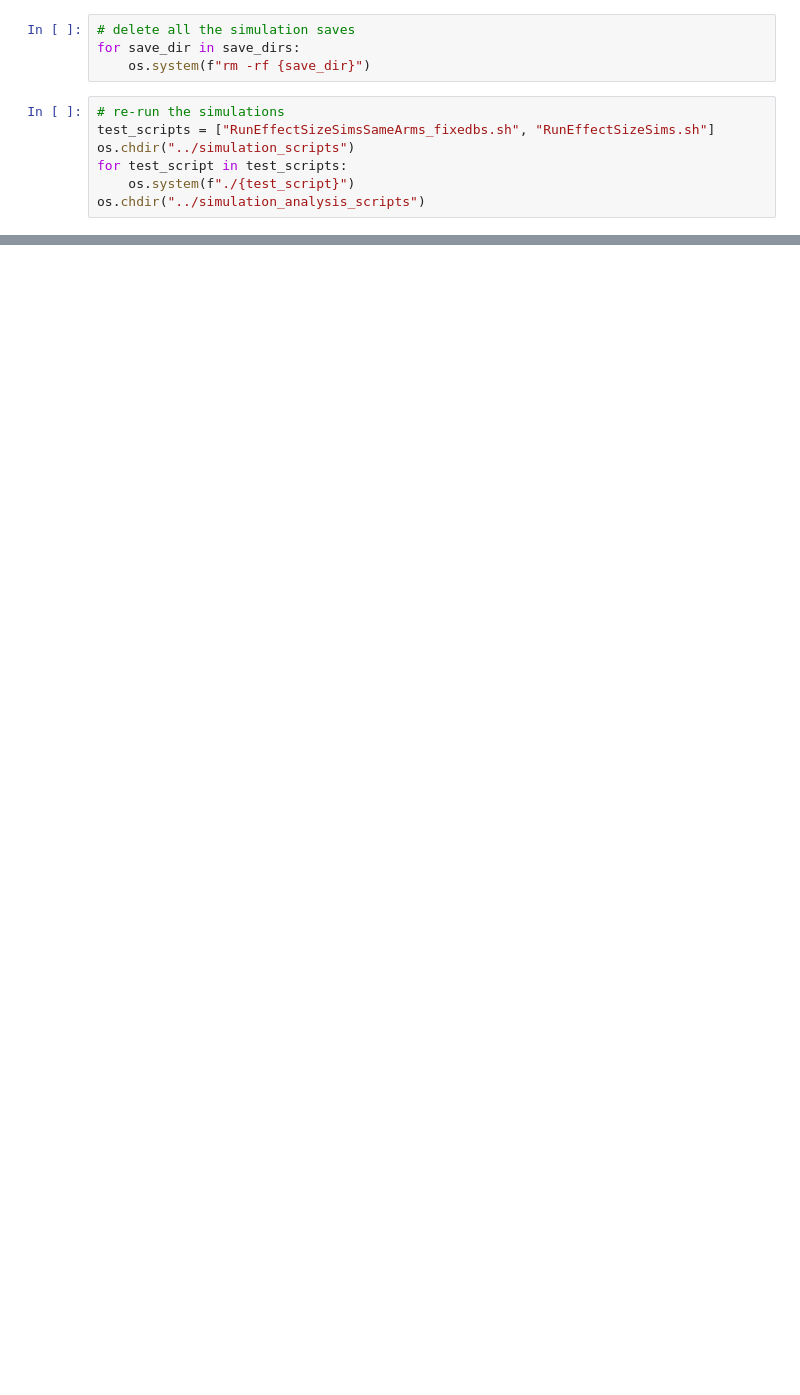
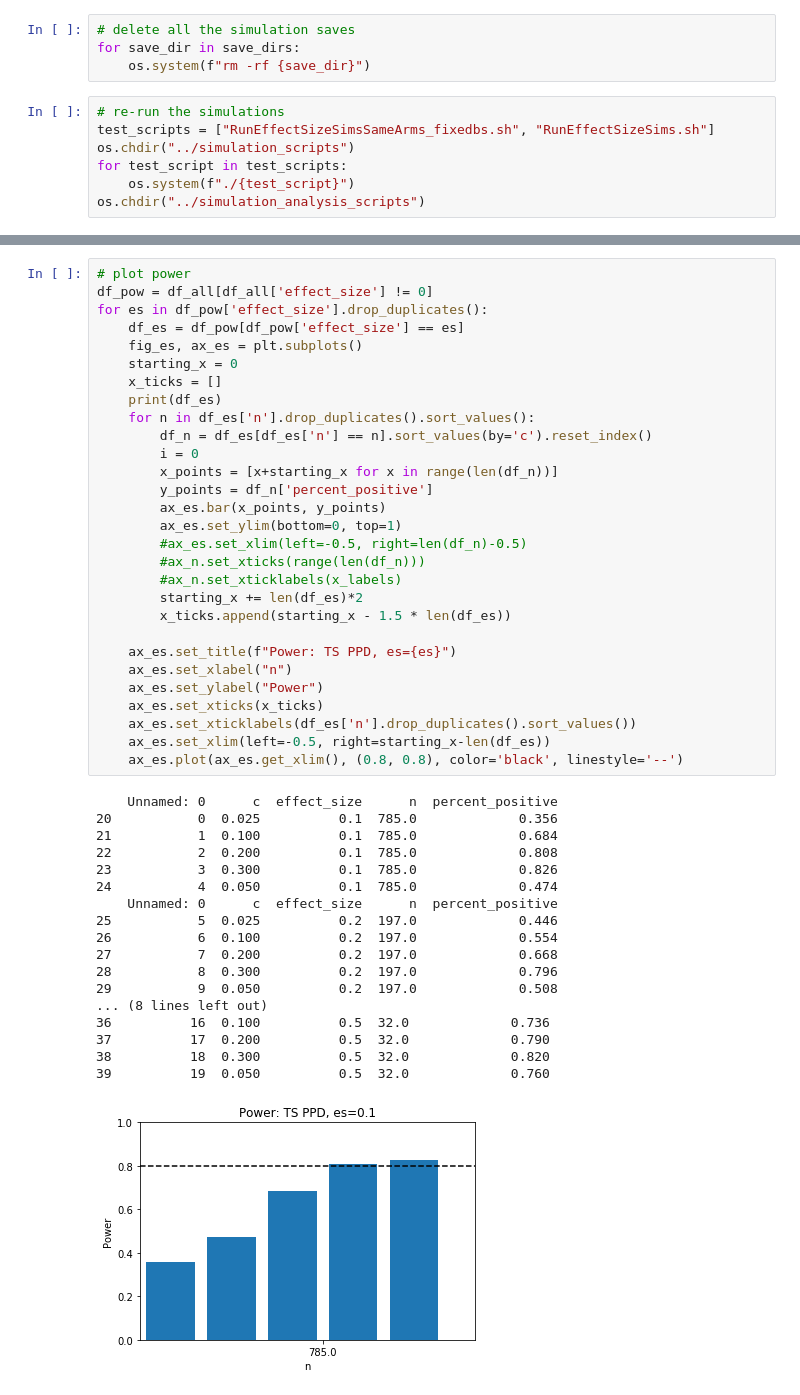
Before and after one commit to stella-cai/SCBandits, a Jupyter notebook: simulations_folder/simulation_analysis_scripts/ChiSquareCutoff.ipynb, the cells around one changed output, grey strips where cells are left out. Cells and saved outputs as stored; diff of their text form; blank space fills up the shorter version.

```diff
--- a/simulations_folder/simulation_analysis_scripts/ChiSquareCutoff.ipynb
+++ b/simulations_folder/simulation_analysis_scripts/ChiSquareCutoff.ipynb
@@ -132,0 +181,48 @@ for save_dir in save_dirs:
+# %%
+# plot power
+df_pow = df_all[df_all['effect_size'] != 0]
+for es in df_pow['effect_size'].drop_duplicates():
+    df_es = df_pow[df_pow['effect_size'] == es]
+    fig_es, ax_es = plt.subplots()
+    starting_x = 0
+    x_ticks = []
+    print(df_es)
+    for n in df_es['n'].drop_duplicates().sort_values():
+        df_n = df_es[df_es['n'] == n].sort_values(by='c').reset_index()
+        i = 0
+        x_points = [x+starting_x for x in range(len(df_n))]
+        y_points = df_n['percent_positive']
+        ax_es.bar(x_points, y_points)
+        ax_es.set_ylim(bottom=0, top=1)
+        #ax_es.set_xlim(left=-0.5, right=len(df_n)-0.5)
+        #ax_n.set_xticks(range(len(df_n)))
+        #ax_n.set_xticklabels(x_labels)
+        starting_x += len(df_es)*2
+        x_ticks.append(starting_x - 1.5 * len(df_es))
+
+    ax_es.set_title(f"Power: TS PPD, es={es}")
+    ax_es.set_xlabel("n")
+    ax_es.set_ylabel("Power")
+    ax_es.set_xticks(x_ticks)
+    ax_es.set_xticklabels(df_es['n'].drop_duplicates().sort_values())
+    ax_es.set_xlim(left=-0.5, right=starting_x-len(df_es))
+    ax_es.plot(ax_es.get_xlim(), (0.8, 0.8), color='black', linestyle='--')
+# %% [output]
+    Unnamed: 0      c  effect_size      n  percent_positive
+20           0  0.025          0.1  785.0             0.356
+21           1  0.100          0.1  785.0             0.684
+22           2  0.200          0.1  785.0             0.808
+23           3  0.300          0.1  785.0             0.826
+24           4  0.050          0.1  785.0             0.474
+    Unnamed: 0      c  effect_size      n  percent_positive
+25           5  0.025          0.2  197.0             0.446
+26           6  0.100          0.2  197.0             0.554
+27           7  0.200          0.2  197.0             0.668
+28           8  0.300          0.2  197.0             0.796
+29           9  0.050          0.2  197.0             0.508
+... (8 lines left out)
+36          16  0.100          0.5  32.0             0.736
+37          17  0.200          0.5  32.0             0.790
+38          18  0.300          0.5  32.0             0.820
+39          19  0.050          0.5  32.0             0.760
+[figure, added]
```
Also changed, not shown: parts of 14 cells of this notebook.
